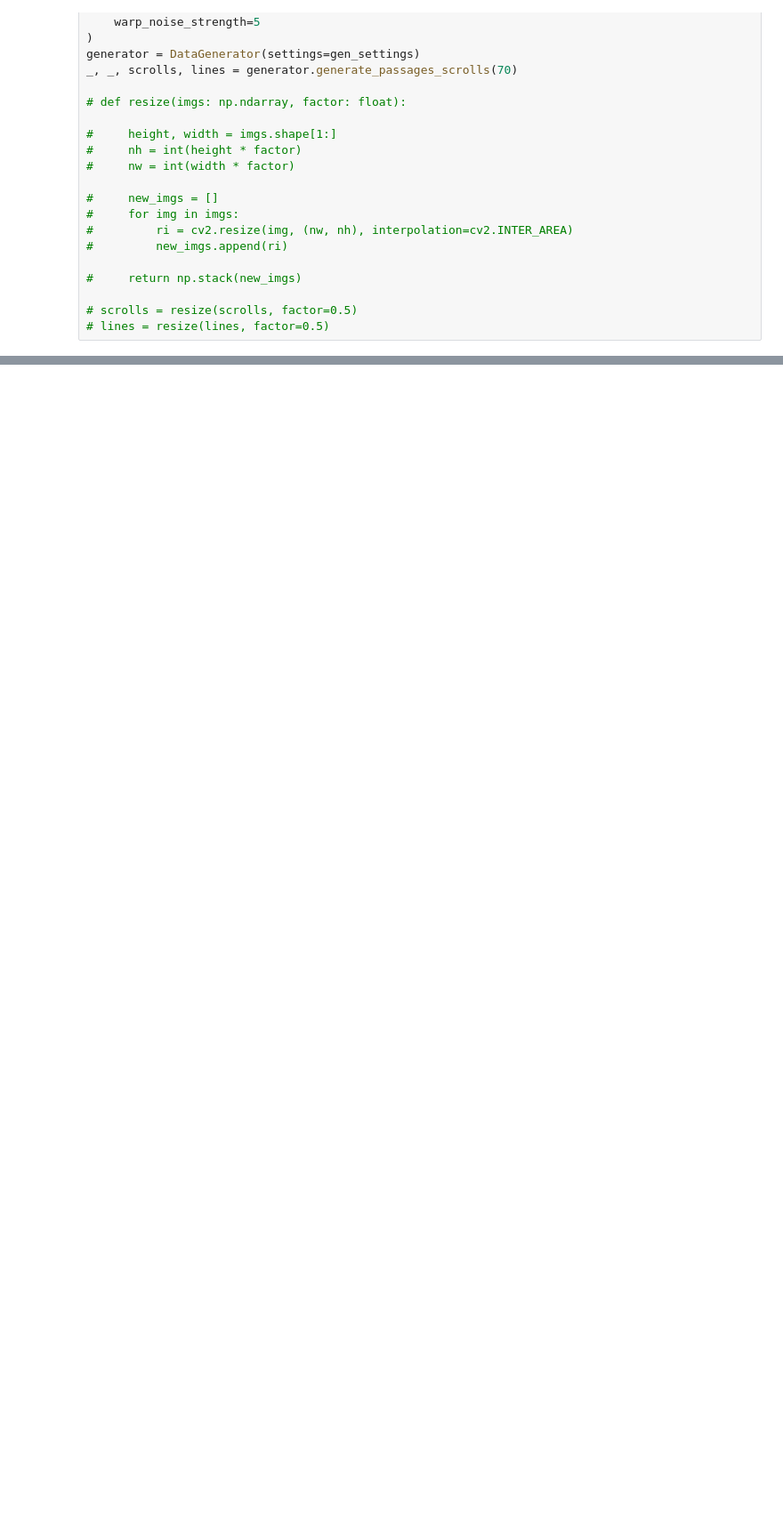
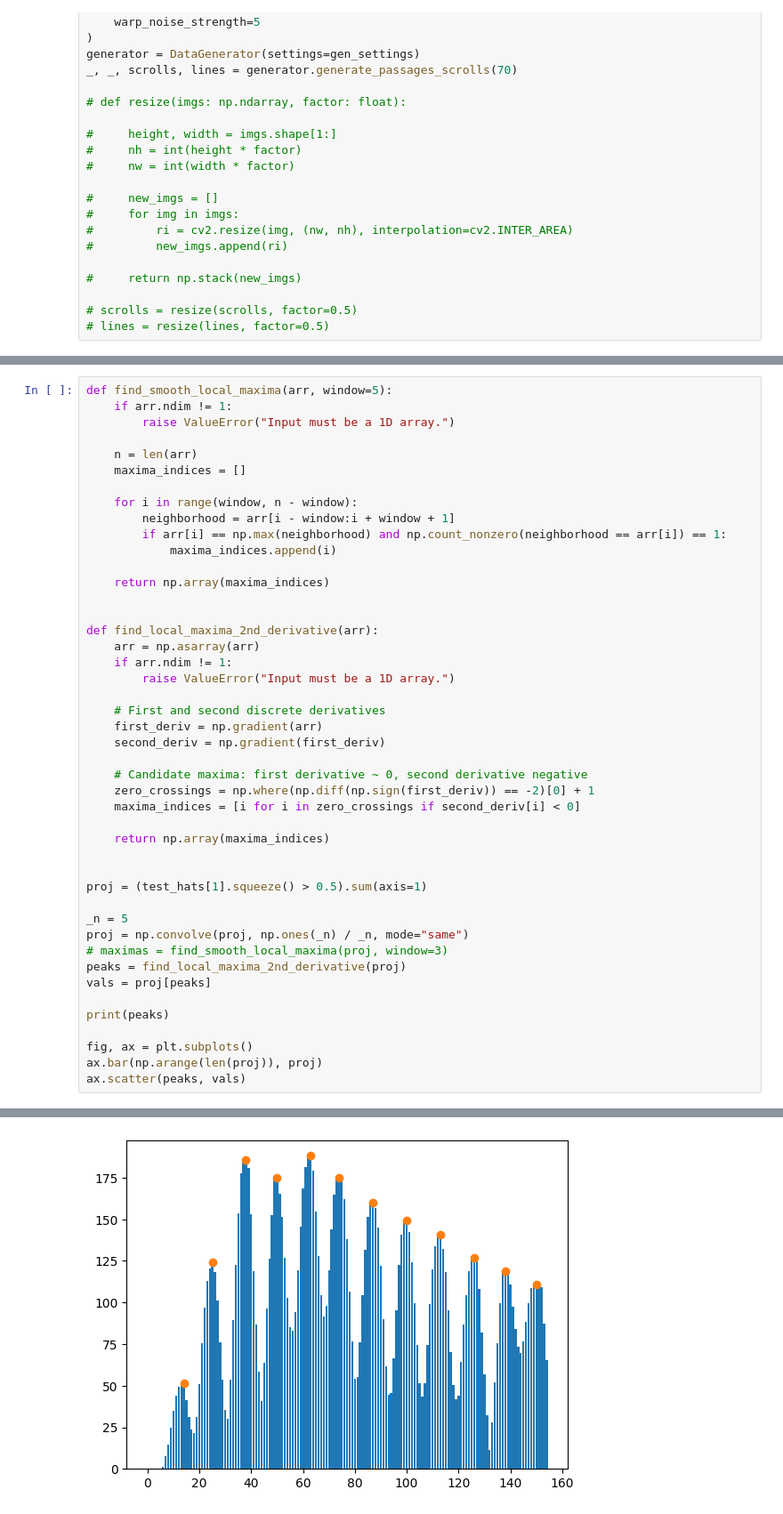
Before and after one commit to DeLnlyMthrLvr/DeadSeaScrolls, a Jupyter notebook: linesegmentation/eval.ipynb, the cells around one changed output, grey strips where cells are left out. Shown at 89% size. Drawn from its saved outputs; the diff is of its cells as text; blank space fills up the shorter version.

```diff
--- a/linesegmentation/eval.ipynb
+++ b/linesegmentation/eval.ipynb
@@ -124,0 +347,46 @@ plt.show()
+# %%
+def find_smooth_local_maxima(arr, window=5):
+    if arr.ndim != 1:
+        raise ValueError("Input must be a 1D array.")
+
+    n = len(arr)
+    maxima_indices = []
+
+    for i in range(window, n - window):
+        neighborhood = arr[i - window:i + window + 1]
+        if arr[i] == np.max(neighborhood) and np.count_nonzero(neighborhood == arr[i]) == 1:
+            maxima_indices.append(i)
+
+    return np.array(maxima_indices)
+
+
+def find_local_maxima_2nd_derivative(arr):
+    arr = np.asarray(arr)
+    if arr.ndim != 1:
+        raise ValueError("Input must be a 1D array.")
+
+    # First and second discrete derivatives
+    first_deriv = np.gradient(arr)
+    second_deriv = np.gradient(first_deriv)
+
+    # Candidate maxima: first derivative ~ 0, second derivative negative
+    zero_crossings = np.where(np.diff(np.sign(first_deriv)) == -2)[0] + 1
+    maxima_indices = [i for i in zero_crossings if second_deriv[i] < 0]
+
+    return np.array(maxima_indices)
+
+
+proj = (test_hats[1].squeeze() > 0.5).sum(axis=1)
+
+_n = 5
+proj = np.convolve(proj, np.ones(_n) / _n, mode="same")
+# maximas = find_smooth_local_maxima(proj, window=3)
+peaks = find_local_maxima_2nd_derivative(proj)
+vals = proj[peaks]
+
+print(peaks)
+
+fig, ax = plt.subplots()
+ax.bar(np.arange(len(proj)), proj)
+ax.scatter(peaks, vals)
+# %% [output]
@@ -124,0 +395 @@ plt.show()
+[figure, added]
```
Also changed, not shown: parts of 12 cells of this notebook, 3 other files.
